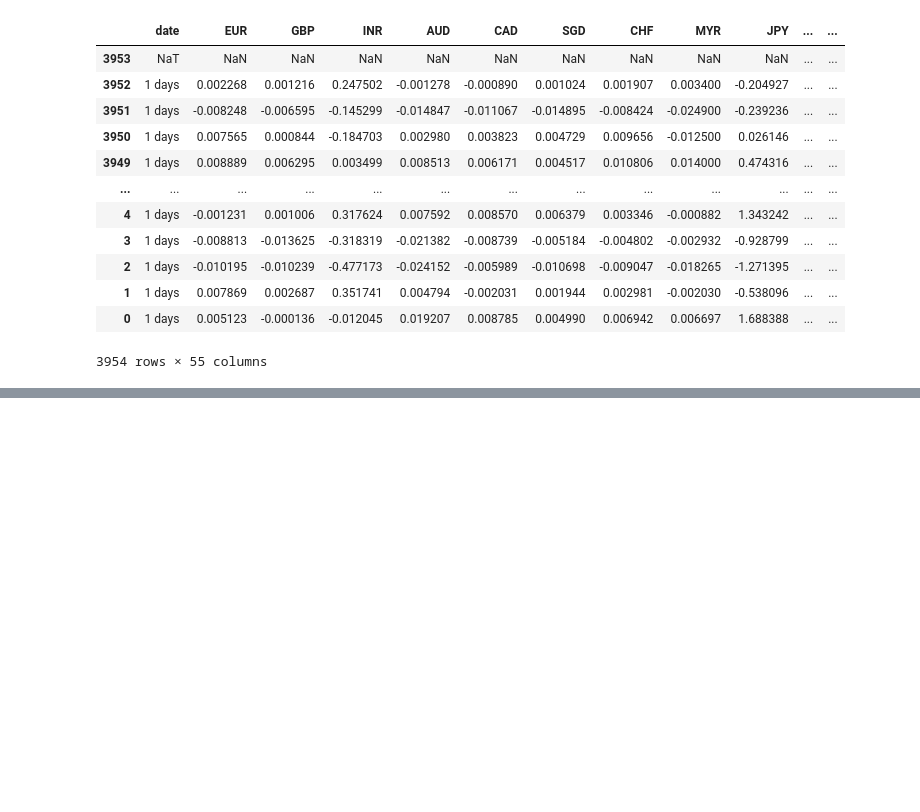
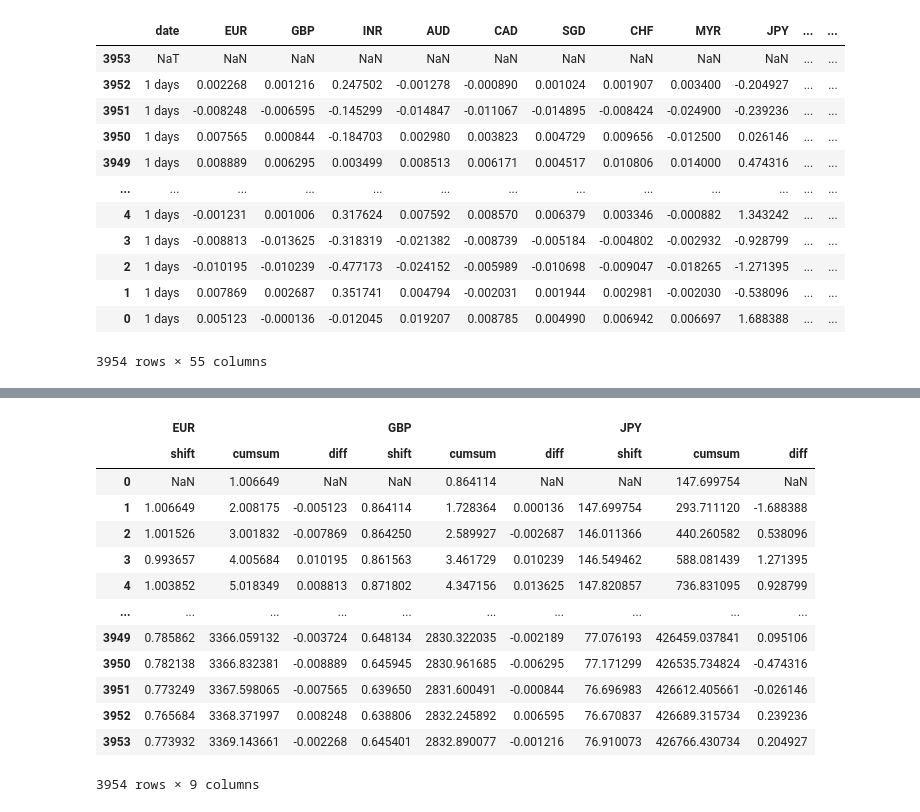
Before and after one commit to Faliell/Pandas_Classes, a Jupyter notebook: aula11-transformation.ipynb, the cells around one changed output, grey strips where cells are left out. Cells and saved outputs as stored; diff of their text form; code cells hidden in the pictures; blank space fills up the shorter version.

Commit message:
transformation

```diff
--- a/aula11-transformation.ipynb
+++ b/aula11-transformation.ipynb
@@ -115,0 +232,18 @@ forex.diff() # uso loc para slice
+# %%
+result1 =forex_data[["EUR", "GBP", "JPY"]].transform(["shift", "cumsum", "diff"])
+result1
+# %% [output]
+|  | EUR |  |  | GBP |  |  | JPY |  |  |
+|  | shift | cumsum | diff | shift | cumsum | diff | shift | cumsum | diff |
+| 0 | NaN | 1.006649 | NaN | NaN | 0.864114 | NaN | NaN | 147.699754 | NaN |
+| 1 | 1.006649 | 2.008175 | -0.005123 | 0.864114 | 1.728364 | 0.000136 | 147.699754 | 293.711120 | -1.688388 |
+| 2 | 1.001526 | 3.001832 | -0.007869 | 0.864250 | 2.589927 | -0.002687 | 146.011366 | 440.260582 | 0.538096 |
+| 3 | 0.993657 | 4.005684 | 0.010195 | 0.861563 | 3.461729 | 0.010239 | 146.549462 | 588.081439 | 1.271395 |
+| 4 | 1.003852 | 5.018349 | 0.008813 | 0.871802 | 4.347156 | 0.013625 | 147.820857 | 736.831095 | 0.928799 |
+| ... | ... | ... | ... | ... | ... | ... | ... | ... | ... |
+| 3949 | 0.785862 | 3366.059132 | -0.003724 | 0.648134 | 2830.322035 | -0.002189 | 77.076193 | 426459.037841 | 0.095106 |
+| 3950 | 0.782138 | 3366.832381 | -0.008889 | 0.645945 | 2830.961685 | -0.006295 | 77.171299 | 426535.734824 | -0.474316 |
+| 3951 | 0.773249 | 3367.598065 | -0.007565 | 0.639650 | 2831.600491 | -0.000844 | 76.696983 | 426612.405661 | -0.026146 |
+| 3952 | 0.765684 | 3368.371997 | 0.008248 | 0.638806 | 2832.245892 | 0.006595 | 76.670837 | 426689.315734 | 0.239236 |
+| 3953 | 0.773932 | 3369.143661 | -0.002268 | 0.645401 | 2832.890077 | -0.001216 | 76.910073 | 426766.430734 | 0.204927 |
+3954 rows × 9 columns
```
Also changed, not shown: parts of 18 cells of this notebook, 1 other file.
